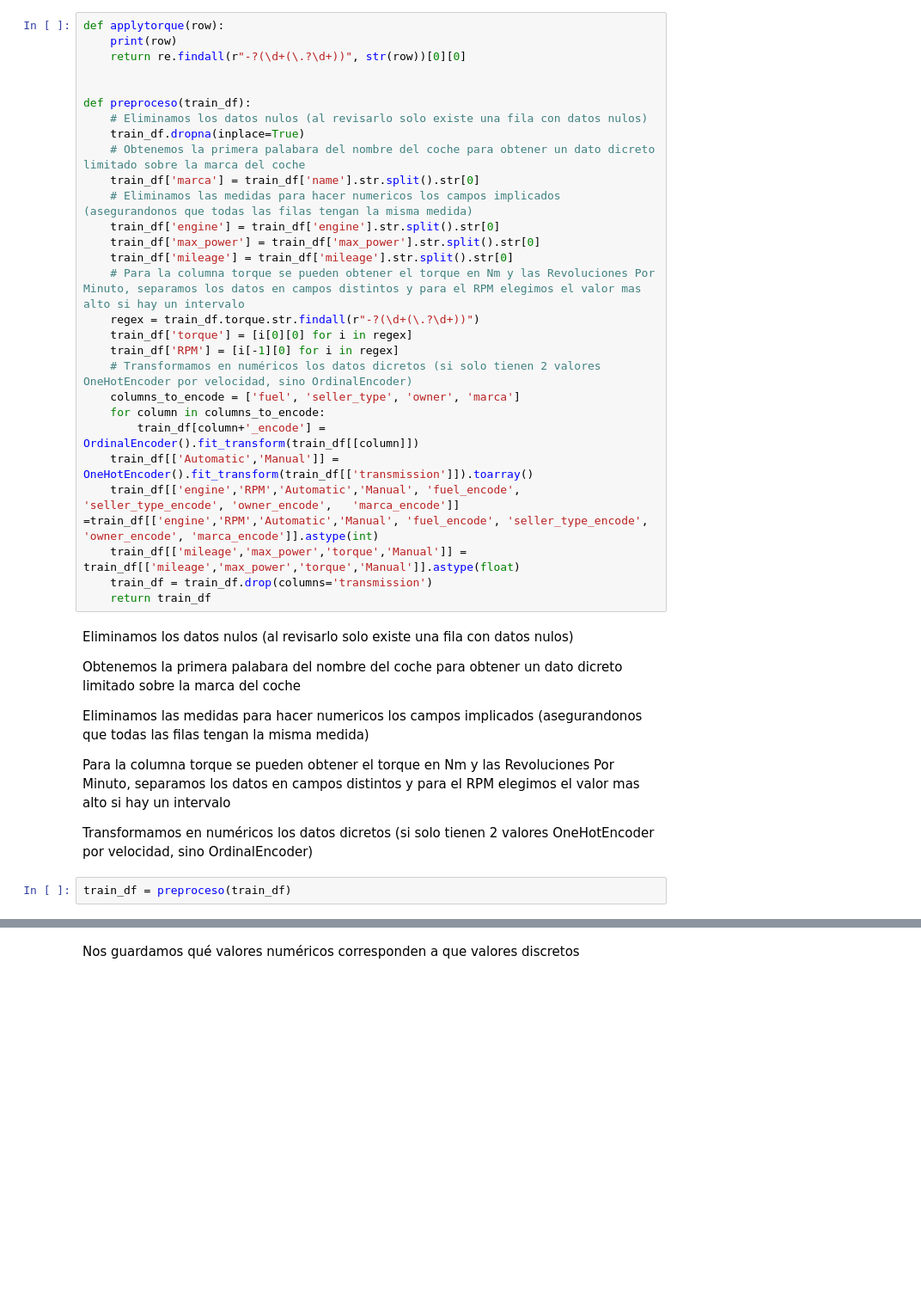
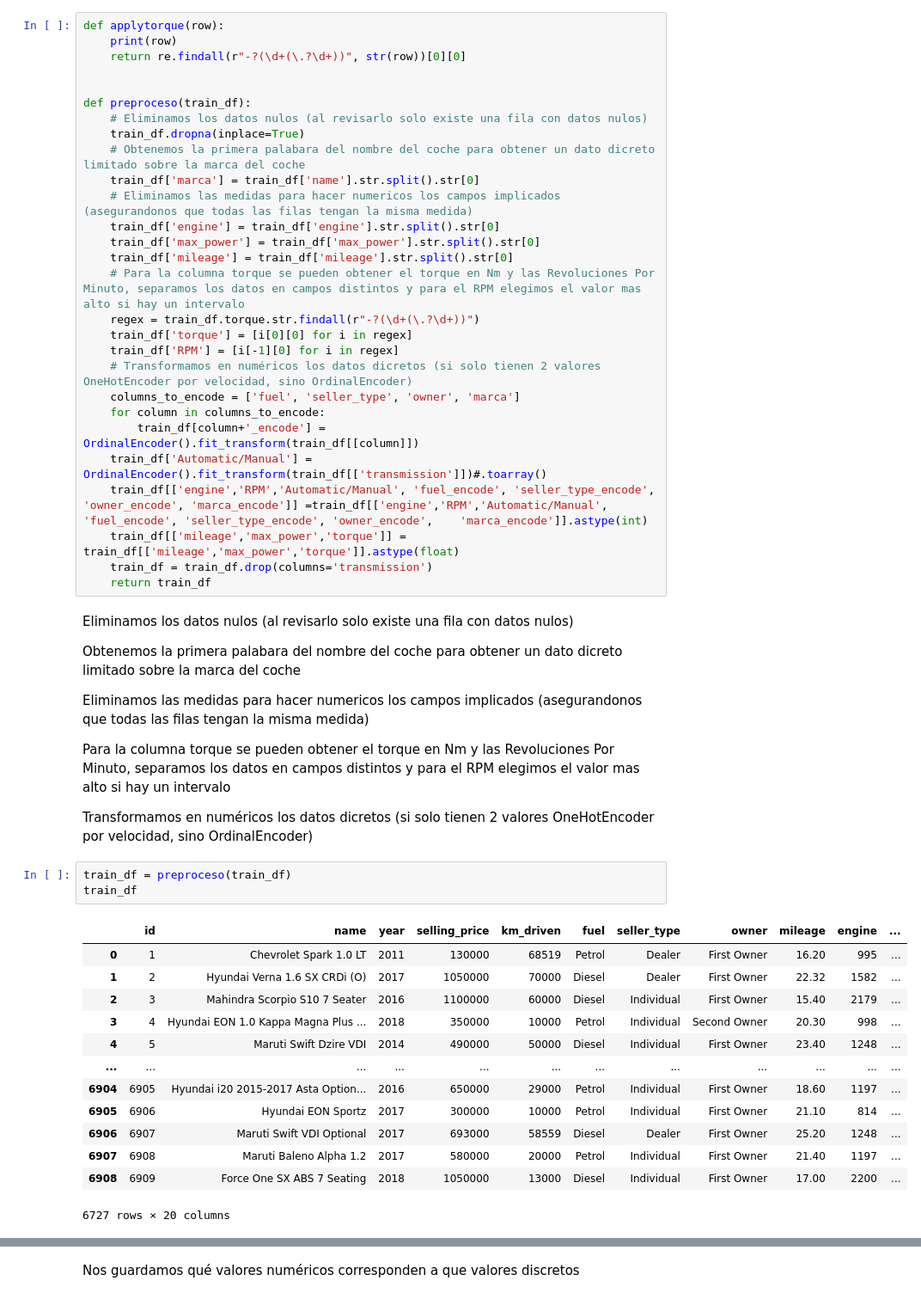
Before and after one commit to Sergio3d/CD-Core, a Jupyter notebook: tema3/practica_regresion_Primera Parte.ipynb, the cells around one changed output, grey strips where cells are left out. Shown: that part at 86% size. Cells and saved outputs as stored; diff of their text form; blank space fills up the shorter version.

```diff
--- a/tema3/practica_regresion_Primera Parte.ipynb
+++ b/tema3/practica_regresion_Primera Parte.ipynb
@@ -163,9 +146,9 @@ def preproceso(train_df):
     columns_to_encode = ['fuel', 'seller_type', 'owner', 'marca']
     for column in columns_to_encode:
         train_df[column+'_encode'] = OrdinalEncoder().fit_transform(train_df[[column]])
-    train_df[['Automatic','Manual']] = OneHotEncoder().fit_transform(train_df[['transmission']]).toarray()
-    train_df[['engine','RPM','Automatic','Manual', 'fuel_encode', 'seller_type_encode', 'owner_encode',	'marca_encode']] =train_df[['engine','RPM','Automatic','Manual', 'fuel_encode', 'seller_type_encode', 'owner_encode',	'marca_encode']].astype(int)
-    train_df[['mileage','max_power','torque','Manual']] = train_df[['mileage','max_power','torque','Manual']].astype(float)
+    train_df['Automatic/Manual'] = OrdinalEncoder().fit_transform(train_df[['transmission']])#.toarray()
+    train_df[['engine','RPM','Automatic/Manual', 'fuel_encode', 'seller_type_encode', 'owner_encode',	'marca_encode']] =train_df[['engine','RPM','Automatic/Manual', 'fuel_encode', 'seller_type_encode', 'owner_encode',	'marca_encode']].astype(int)
+    train_df[['mileage','max_power','torque']] = train_df[['mileage','max_power','torque']].astype(float)
     train_df = train_df.drop(columns='transmission')
     return train_df
 # %% [markdown]
@@ -180,4 +163,19 @@ Para la columna torque se pueden obtener el torque en Nm y las Revoluciones Por
 Transformamos en numéricos los datos dicretos (si solo tienen 2 valores OneHotEncoder por velocidad, sino OrdinalEncoder)
 # %%
 train_df = preproceso(train_df)
+train_df
+# %% [output]
+|  | id | name | year | selling_price | km_driven | fuel | seller_type | owner | mileage | engine | ... |
+| 0 | 1 | Chevrolet Spark 1.0 LT | 2011 | 130000 | 68519 | Petrol | Dealer | First Owner | 16.20 | 995 | ... |
+| 1 | 2 | Hyundai Verna 1.6 SX CRDi (O) | 2017 | 1050000 | 70000 | Diesel | Dealer | First Owner | 22.32 | 1582 | ... |
+| 2 | 3 | Mahindra Scorpio S10 7 Seater | 2016 | 1100000 | 60000 | Diesel | Individual | First Owner | 15.40 | 2179 | ... |
+| 3 | 4 | Hyundai EON 1.0 Kappa Magna Plus ... | 2018 | 350000 | 10000 | Petrol | Individual | Second Owner | 20.30 | 998 | ... |
+| 4 | 5 | Maruti Swift Dzire VDI | 2014 | 490000 | 50000 | Diesel | Individual | First Owner | 23.40 | 1248 | ... |
+| ... | ... | ... | ... | ... | ... | ... | ... | ... | ... | ... | ... |
+| 6904 | 6905 | Hyundai i20 2015-2017 Asta Option... | 2016 | 650000 | 29000 | Petrol | Individual | First Owner | 18.60 | 1197 | ... |
+| 6905 | 6906 | Hyundai EON Sportz | 2017 | 300000 | 10000 | Petrol | Individual | First Owner | 21.10 | 814 | ... |
+| 6906 | 6907 | Maruti Swift VDI Optional | 2017 | 693000 | 58559 | Diesel | Dealer | First Owner | 25.20 | 1248 | ... |
+| 6907 | 6908 | Maruti Baleno Alpha 1.2 | 2017 | 580000 | 20000 | Petrol | Individual | First Owner | 21.40 | 1197 | ... |
+| 6908 | 6909 | Force One SX ABS 7 Seating | 2018 | 1050000 | 13000 | Diesel | Individual | First Owner | 17.00 | 2200 | ... |
+6727 rows × 20 columns
 # %%
```
Also changed, not shown: parts of 6 cells of this notebook.
